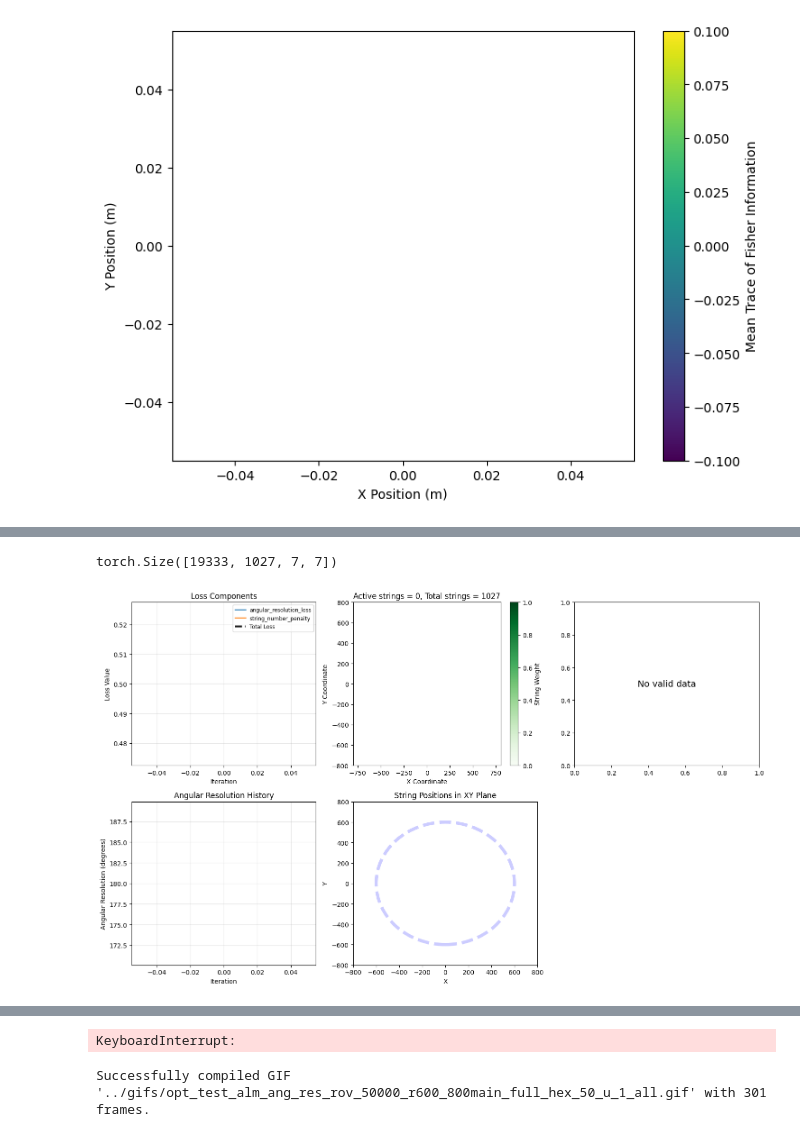
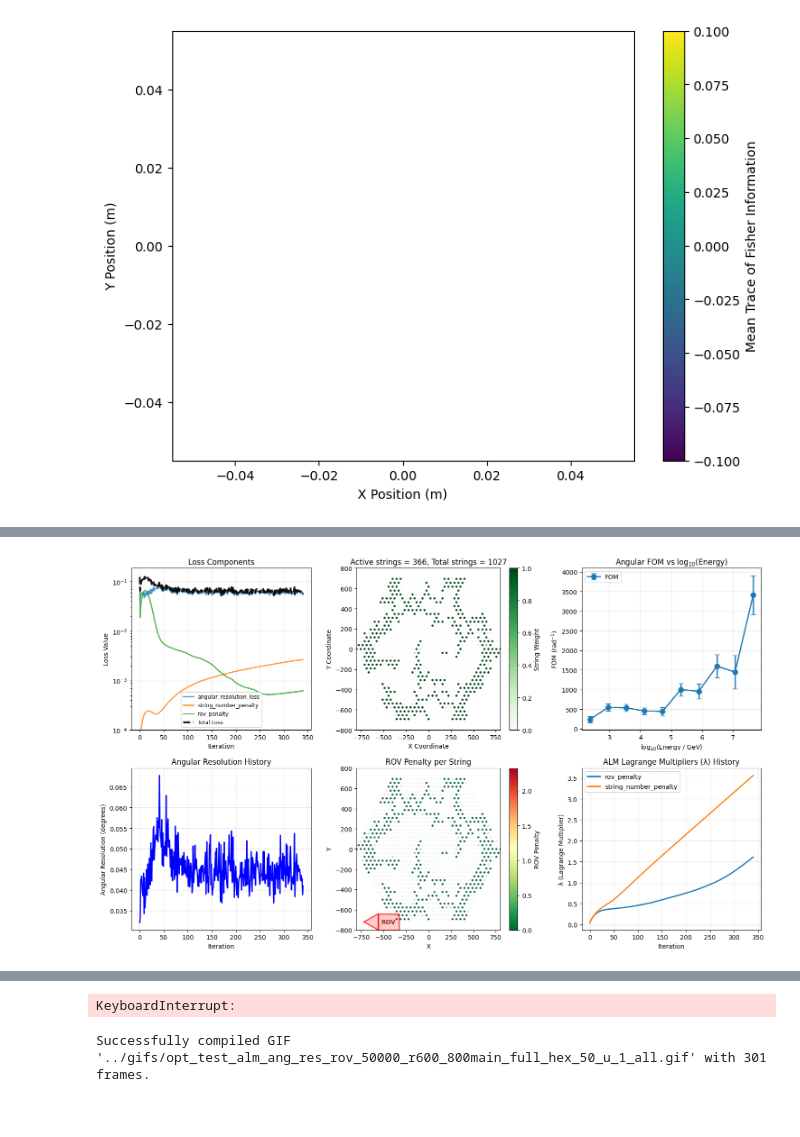
Before and after one commit to kristiantcho/nugget, a Jupyter notebook: nugget/examples/modular_surrogate_notebook.ipynb, the cells around one changed output, grey strips where cells are left out. Saved outputs shown, nothing was run; the diff lists cells and outputs as text; code cells hidden in the pictures.

```diff
--- a/nugget/examples/modular_surrogate_notebook.ipynb
+++ b/nugget/examples/modular_surrogate_notebook.ipynb
@@ -53,7 +53,7 @@ print(57.4/(-np.log(0.924)))
 
 # llr_net.load_model('best_charge_llr_model_v5.pt')
 # %%
-device = None
+device = 'cuda:1'
 importlib.reload(nugget.surrogates.LightSabre)
 lightsabre = nugget.surrogates.LightSabre.LightSabre(
                 device=device,
@@ -114,7 +114,7 @@ importlib.reload(nugget.utils.basic_optimizer)
 # Visualizer for creating plots and animations during optimization
 importlib.reload(nugget.utils.vis_tools)
 visualizer = nugget.utils.vis_tools.Visualizer(
-    device=None,
+    device=device,
     dim=3,
     domain_size=1600,
     gif_temp_dir='./gif_temp_3',  # Directory for storing animation frames
@@ -222,10 +234,6 @@ test_test_fisher = test_fisher[mask]
-# %%
-test_test_fisher.shape
-# %% [output]
-torch.Size([19333, 1027, 7, 7])
 # %%
 # Define loss functions and penalties for geometry optimization
-# importlib.reload(nugget.losses.fisher_info)
+importlib.reload(nugget.losses.fisher_info)
 # importlib.reload(nugget.losses.geometry_penalties)
 # # importlib.reload(nugget.losses.LLR)
 # importlib.reload(nugget.losses.light_yield)
@@ -237,14 +245,14 @@ events_version = 'r600_50_u_1'
 total_events = 50000
 geom_type = '800main_full_hex'
 selection_limits = {'energy': [1e2, 1e8]}
-combine_patd = True
+combine_patd = False
 
 
 fisher_info_precomp = torch.load(f'res_test/fisher_info_per_string_per_event_{total_events}_{geom_type}_{events_version}.pt')
 
 if combine_patd:
     fisher_info_precomp = fisher_info_precomp + torch.load(f'res_test/fisher_info_per_string_per_event_{total_events}_{geom_type}_{events_version}_patd.pt')
-
+    # fisher_info_precomp = torch.load(f'res_test/fisher_info_per_string_per_event_{total_events}_{geom_type}_{events_version}_patd.pt')
 # === PHYSICS-BASED LOSS FUNCTIONS ===
 # Weighted LLR Loss: Maximizes log-likelihood ratio using trained neural network
 # signal_llr_loss_func = nugget.losses.LLR.WeightedLLRLoss(
@@ -314,14 +322,14 @@ weighted_binarization_penalty = nugget.losses.geometry_penalties.WeightBinarizat
 weighted_angular_resolution_loss = nugget.losses.fisher_info.WeightedResolutionLoss(
     device=geometry.device,
     resolution_type='angular',
-    fisher_info_params=['position','energy', 'direction']
+    fisher_info_params=['position', 'energy', 'direction']
 )
 
 # Energy Resolution: Optimizes detector's ability to reconstruct particle energy
 weighted_energy_resolution_loss = nugget.losses.fisher_info.WeightedResolutionLoss(
     device=geometry.device,
     resolution_type='energy',
-    fisher_info_params=['position','energy', 'direction']
+    fisher_info_params=['position', 'energy', 'direction']
 )
 # trigger_loss = nugget.losses.trigger.TriggerLoss(
 #     device=geometry.device,
@@ -391,16 +399,18 @@ loss_params = {
 # Additional parameters for evanescent string optimization
 loss_params.update({
     'eva_min_num_strings': 70,  # Minimum number of active strings
+
     'max_radius': 25,  # Maximum radius for string placement
     'num_angles': 360,  # Number of angles (divided into 360 degrees) to test for rov
     'rov_alt_mode': True,  # Whether to use alternative mode for rov penalty (see rov_penalty.py for details)
-    'local_sharpness': 5,  # Sharpness parameter for local string repulsion
+    'local_sharpness': 10,  # Sharpness parameter for local string repulsion
     'boundary_sharpness': 10,  # Sharpness parameter for boundary penalty
     'string_number_beta':5,
-    'detach_other_probs':True,
-    'rov_soft_inside':False,
+    'detach_other_probs':False,
+    'rov_soft_inside':True,
     'rov_inside_sharpness': 5,
-    'rov_angle_softmin_tau': -1,
+    'rov_angle_softmin_tau': 0.1,
+    'rov_angle_chunk_size': 360,
 
     # 'other_geoms':[pickle.load(open('./800main_full_hex_r600_50_pl_1_ang_res_rov/geom_17.pkl', 'rb'))],
     'diversity_use_hungarian': True,
@@ -452,7 +462,7 @@ loss_func_dict = {
     # 'string_repulsion_penalty': string_repulsion_penalty,
     # 'string_weights_penalty': string_weights_penalty,  # Encourage using less strings
     'string_number_penalty': string_number_penalty,    # Limit number of strings
-    # 'rov_penalty': rov_penalty,
+    'rov_penalty': rov_penalty,
     # 'diversity_penalty': diversity_penalty,
     # 'string_boundary_penalty': string_boundary_penalty,  # Keep strings in bounds
     # 'weight_binarization_penalty': weighted_binarization_penalty
@@ -472,7 +482,7 @@ loss_weights_dict = {
     # 'string_repulsion_penalty': 0.000001,
     # 'string_weights_penalty': 0,     # Encourage sparse solutions
     'string_weights_penalty': 0.05,     # Encourage sparse solutions
-    'string_number_penalty': 1,      # Limit detector complexity
+    'string_number_penalty': 0.01,      # Limit detector complexity
     'weight_binarization_penalty': 0.1,
     'rov_penalty': 1,
     'diversity_penalty': 0.001
@@ -528,12 +538,12 @@ plot_types = [
     # 'pointsource_fom',
     'angular_resolution',
     # 'energy_resolution',
-    'string_xy',
-    # 'string_xy_rov_penalty',
+    # 'string_xy',
+    'string_xy_rov_penalty',
     # 'string_xy_local_string_repulsion_penalty',
     # 'signal_contour',
     # 'alm_mu',
-    # 'alm_lambda'
+    'alm_lambda'
 
 ]
 # additional arguments for the visualizer
@@ -573,28 +583,28 @@ vis_uw_loss_dict=optimizer.vis_uw_loss_dict
 # %%
 # torch.autograd.set_detect_anomaly(False)
 # Run the main geometry optimization loop
 optimizer.visualizer.cleanup_gif_temp_files()  # Clean up any old visualization files
 
 geom_dict = optimizer.optimize(
     loss_func_dict=loss_func_dict,          # Dictionary of loss functions to use
     loss_weights_dict=loss_weights_dict,    # Weights for combining multiple losses
     loss_params_dict=loss_params,           # Parameters for loss function computation
     n_iter=1500,                           # Maximum number of optimization iterations
     vis_kwargs=vis_kwargs,                 # Visualization parameters
     print_freq=5,                          # Print progress every N iterations
     vis_freq=10,                           # Create plots every N iterations
-    gif_freq=5,                           # Save animation frames every N iterations
+    # gif_freq=5,                           # Save animation frames every N iterations
     sigmoid_loss_list=loss_sigmoid_list,         # Which losses to apply sigmoid to (for better optimization dynamics)
-    save_geom_folder='./800main_full_hex_r600_50_u_1_fom_no_rov_patd',  # Directory to save geometry checkpoints
-    save_geom_freq=100,                      # Save geometry every N iterations
-    continue_saving=False,
+    # save_geom_folder='./800main_full_hex_r600_50_u_1_fom_no_rov_patd',  # Directory to save geometry checkpoints
+    # save_geom_freq=100,                      # Save geometry every N iterations
+    # continue_saving=False,
     # save_best_geom_file = './best_geom_1_event.pkl',  # File to save best geometry found
     # save_last_geom = False,
     # cf_loss_weights_dict=cf_loss_weights_dict,  # custom weights for conflict-free optimization
     # loss_dict=loss_dict,         # resupply loss histories if continuing optimization (only for visualization)
     # uw_loss_dict=uw_loss_dict,
     # vis_loss_dict=vis_loss_dict,
     # vis_uw_loss_dict=vis_uw_loss_dict
 )
 # %% [output]
-[figure, old version]
+[figure, new version]
```
Also changed, not shown: parts of 8 cells of this notebook, 8 other files.
